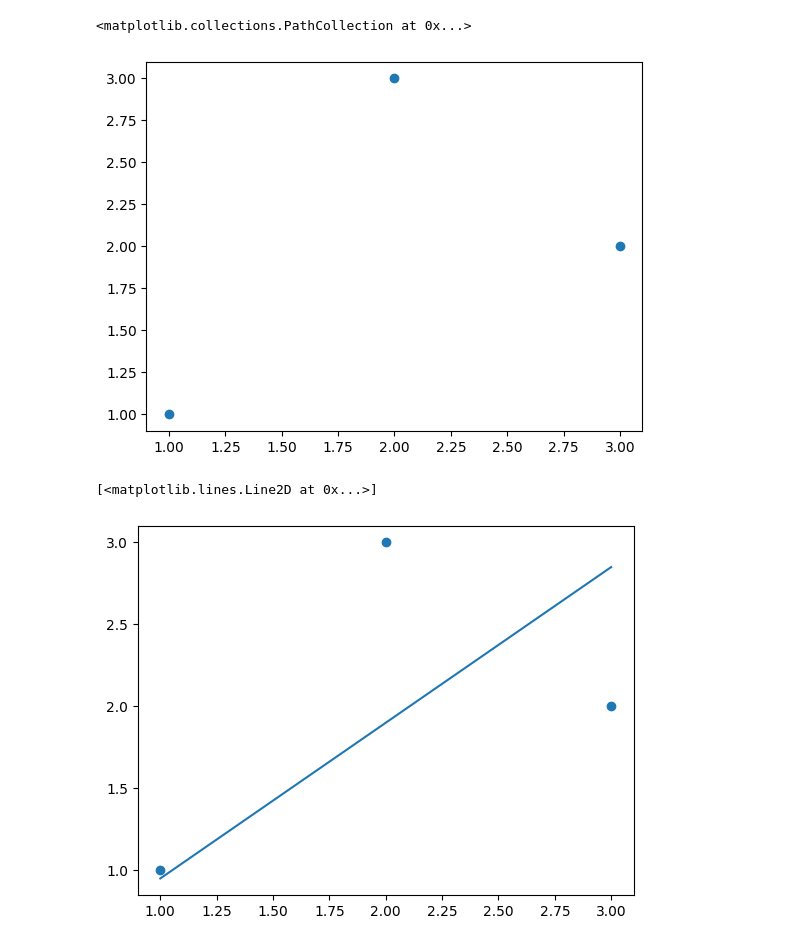
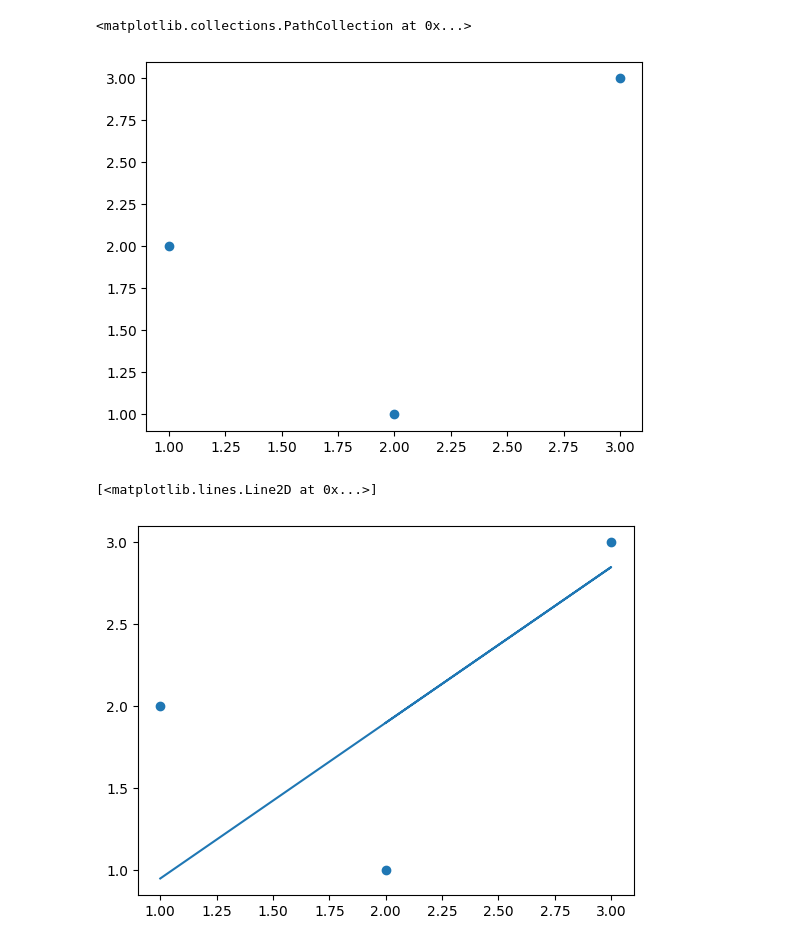
Before and after one commit to Pavitra554/ITER_Data_Science_Assignments, a Jupyter notebook: Class_Questions/q2.ipynb, the cells around one changed output. Saved outputs shown, nothing was run; the diff lists cells and outputs as text; code cells hidden in the pictures.

```diff
--- a/Class_Questions/q2.ipynb
+++ b/Class_Questions/q2.ipynb
@@ -1,14 +1,14 @@
 # %%
 import numpy as np
 import matplotlib.pyplot as plt
 
-a = np.array([1,2,3])
+a = np.array([2,3,1])
 b = np.array([1,3,2])
 
 plt.scatter(a,b)
 # %% [output]
 <matplotlib.collections.PathCollection at 0x...>
-[figure, old version]
+[figure, new version]
 # %%
 m = 0 # slope
 c = 0 # intercept
@@ -22,12 +22,12 @@ for e in range(loop):
     s1 = 0
     s2 = 0
     for i in range(3):
-        s1 += a[i]*(b[i] - m*a[i] - c)
-        s1 += b[i] - m*a[i] - c
+        s1 += (a[i]*(b[i] - m*a[i] - c))
+        s1 += (b[i] - m*a[i] - c)
 
 
-    sg = -(2/2)*s1  # slope_gradient = (2 / 3) summition  i->1 to 3 (xi * (ai-mxi-c))
-    ic = -(2/21)*s2  # intercept_gradient = - (2 / 3) summition  i->1 to 3 (xi * (ai-mxi-c))
+    sg = -(2/3)*s1  # slope_gradient = (2 / 3) summition  i->1 to 3 (xi * (ai-mxi-c))
+    ic = -(2/3)*s2  # intercept_gradient = - (2 / 3) summition  i->1 to 3 (xi * (ai-mxi-c))
     m=m-lr*sg  # slope_current = slope_current - learning_rate * slope_gradient
     c=c-lr*ic  # intercept_gradient = intercept_gradient - learning_rate * intercept_gradient
     # plt.plot(a,y)
@@ -35,4 +35,4 @@ plt.scatter(a,b)
 plt.plot(a,y)
 # %% [output]
 [<matplotlib.lines.Line2D at 0x...>]
-[figure, old version]
+[figure, new version]
```
